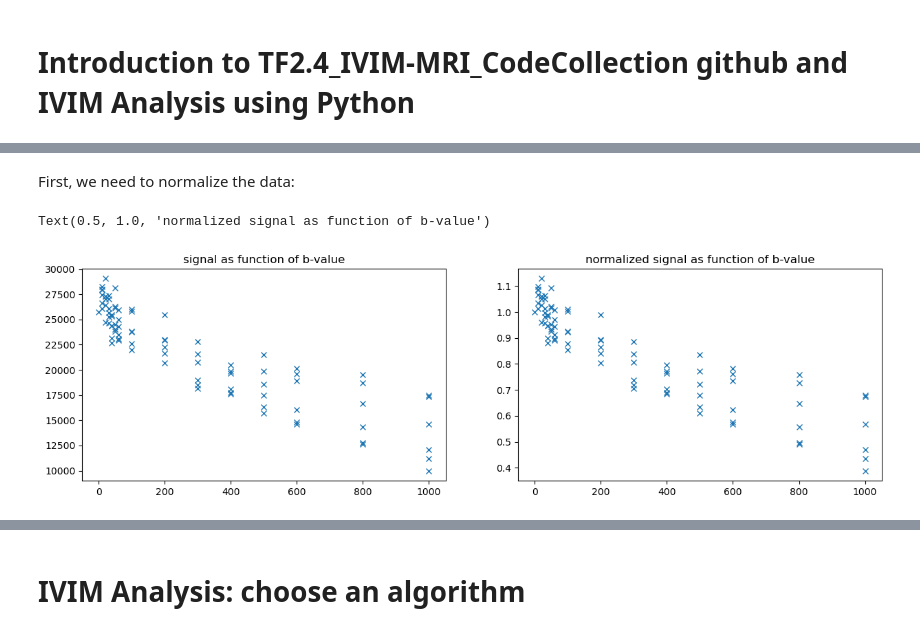
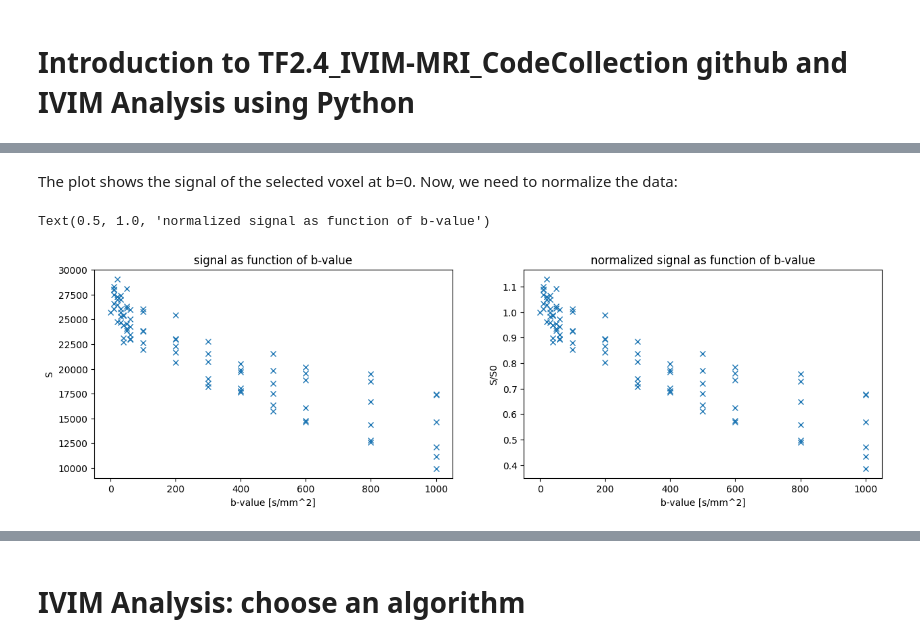
Before and after one commit to OSIPI/TF2.4_IVIM-MRI_CodeCollection, a Jupyter notebook: doc/Introduction_to_TF24_IVIM-MRI_CodeCollection_github_and_IVIM_Analysis_using_Python.ipynb, the cells around one changed output, grey strips where cells are left out. Drawn from its saved outputs; the diff is of its cells as text; code cells hidden in the pictures.

```diff
--- a/doc/Introduction_to_TF24_IVIM-MRI_CodeCollection_github_and_IVIM_Analysis_using_Python.ipynb
+++ b/doc/Introduction_to_TF24_IVIM-MRI_CodeCollection_github_and_IVIM_Analysis_using_Python.ipynb
@@ -74,23 +85,27 @@ plt.colorbar()
 # %% [markdown]
-First, we need to normalize the data:
+The plot shows the signal of the selected voxel at b=0. Now, we need to normalize the data:
 # %%
 # Plot example signal as function of b-values without normalization
 data_vox=np.squeeze(datas[x,y,z,:])
 fig = plt.figure(figsize=(15, 4))
 plt.subplot(121)
 plt.plot(bval,data_vox,'x')
+plt.xlabel('b-value [s/mm^2]')
+plt.ylabel('S')
 plt.title('signal as function of b-value')
 
 # normalise data
 selsb = np.array(bval) == 0
 S0 = np.nanmean(data_vox[selsb], axis=0).astype('<f')
 data_vox = data_vox / S0
 
 
 # Plot example signal as function of b-values with normalization
 plt.subplot(122)
 plt.plot(bval,data_vox,'x')
+plt.ylabel('S/S0')
+plt.xlabel('b-value [s/mm^2]')
 plt.title('normalized signal as function of b-value')
 # %% [output]
 Text(0.5, 1.0, 'normalized signal as function of b-value')
-[figure, old version]
+[figure, new version]
```
Also changed, not shown: parts of 40 cells of this notebook.
